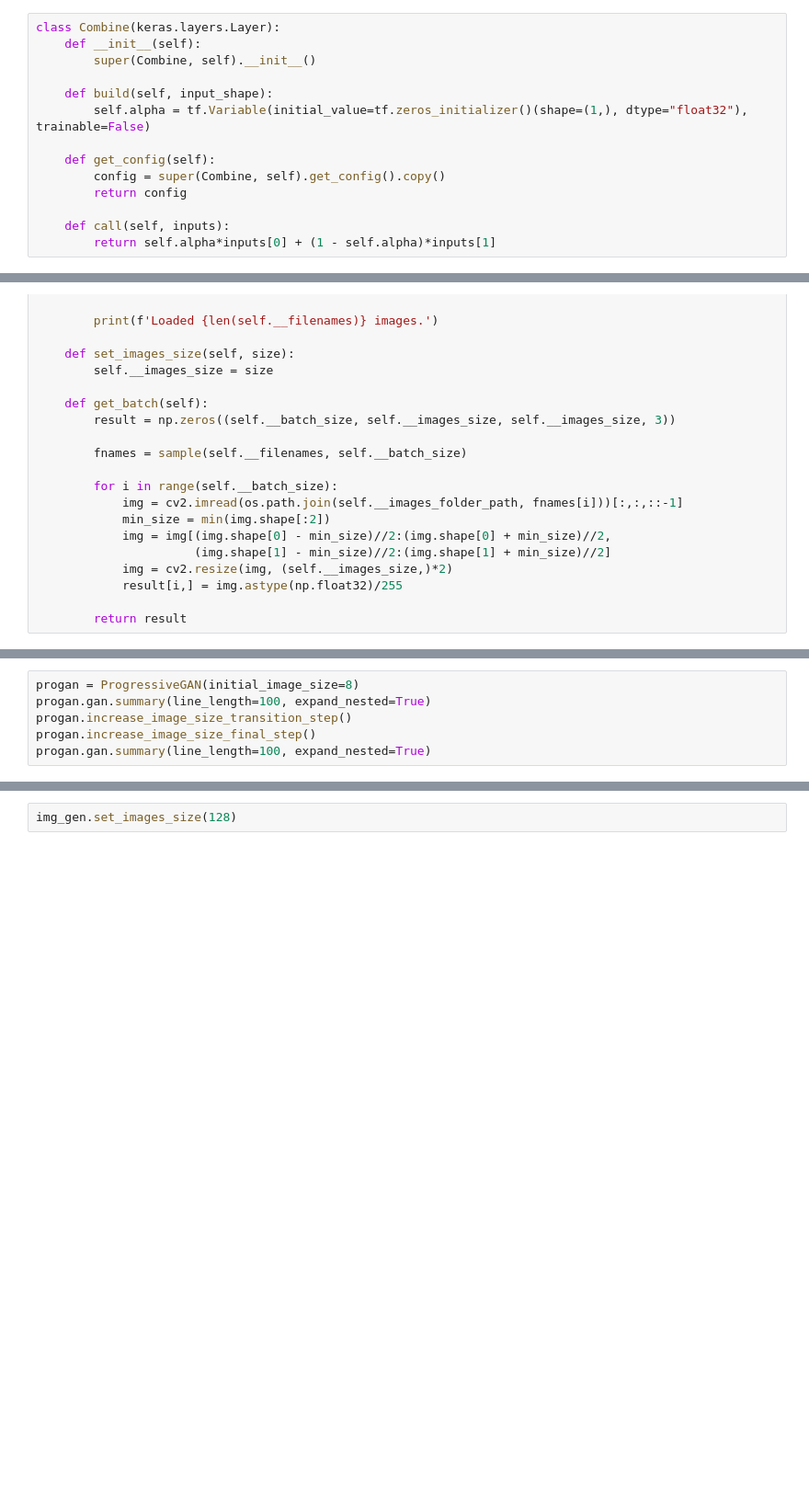
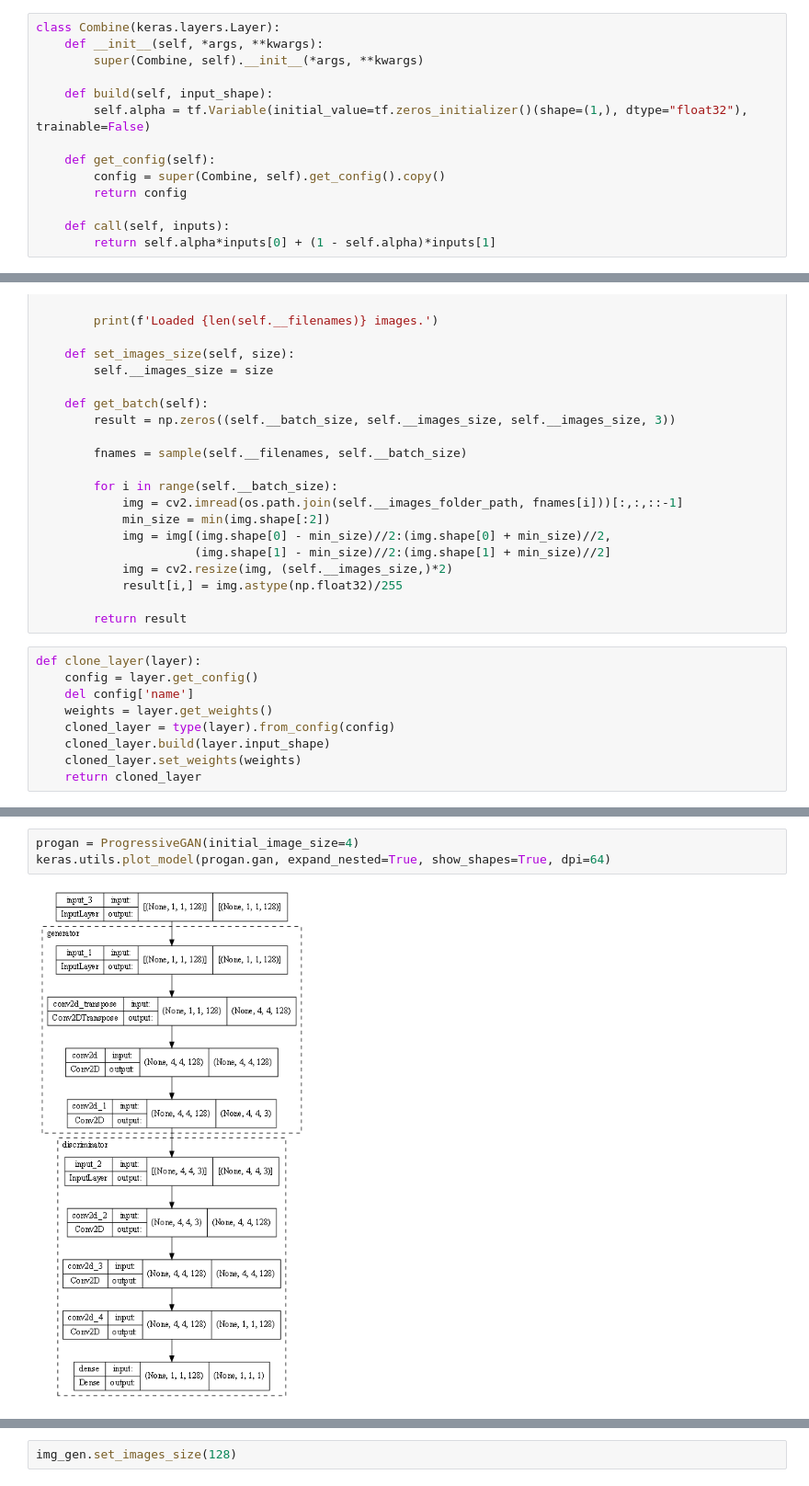
Before and after one commit to m-torhan/ProgressiveGAN, a Jupyter notebook: progressive_gan.ipynb, the cells around one changed output, grey strips where cells are left out. Shown at 92% size. Saved outputs shown, nothing was run; the diff lists cells and outputs as text; blank space fills up the shorter version.

```diff
--- a/progressive_gan.ipynb
+++ b/progressive_gan.ipynb
@@ -14,8 +14,8 @@ import os
 from random import sample
 # %%
 class Combine(keras.layers.Layer):
-    def __init__(self):
-        super(Combine, self).__init__()
+    def __init__(self, *args, **kwargs):
+        super(Combine, self).__init__(*args, **kwargs)
 
     def build(self, input_shape):
         self.alpha = tf.Variable(initial_value=tf.zeros_initializer()(shape=(1,), dtype="float32"), trainable=False)
@@ -59,6 +59,15 @@ class ImageGenerator(object):
             result[i,] = img.astype(np.float32)/255
 
         return result
+# %%
+def clone_layer(layer):
+    config = layer.get_config()
+    del config['name']
+    weights = layer.get_weights()
+    cloned_layer = type(layer).from_config(config)
+    cloned_layer.build(layer.input_shape)
+    cloned_layer.set_weights(weights)
+    return cloned_layer
 # %%
 class ProgressiveGAN(object):
     def __init__(self, latent_dim=128, initial_image_size=4, final_image_size=512):
@@ -196,8 +281,7 @@ class ProgressiveGAN(object):
 
         return filters
-# %%
-progan = ProgressiveGAN(initial_image_size=8)
-progan.gan.summary(line_length=100, expand_nested=True)
-progan.increase_image_size_transition_step()
-progan.increase_image_size_final_step()
-progan.gan.summary(line_length=100, expand_nested=True)
+# %%
+progan = ProgressiveGAN(initial_image_size=4)
+keras.utils.plot_model(progan.gan, expand_nested=True, show_shapes=True, dpi=64)
+# %% [output]
+[figure, added]
```
Also changed, not shown: parts of 6 cells of this notebook.
